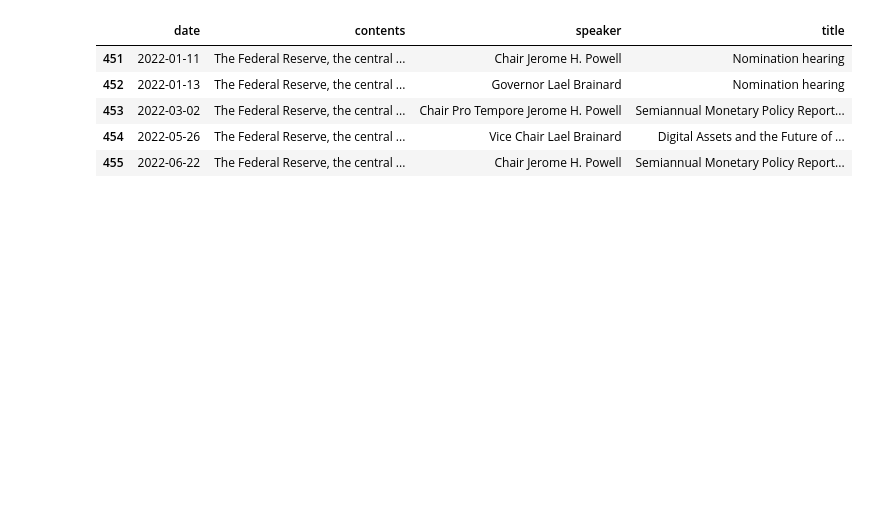
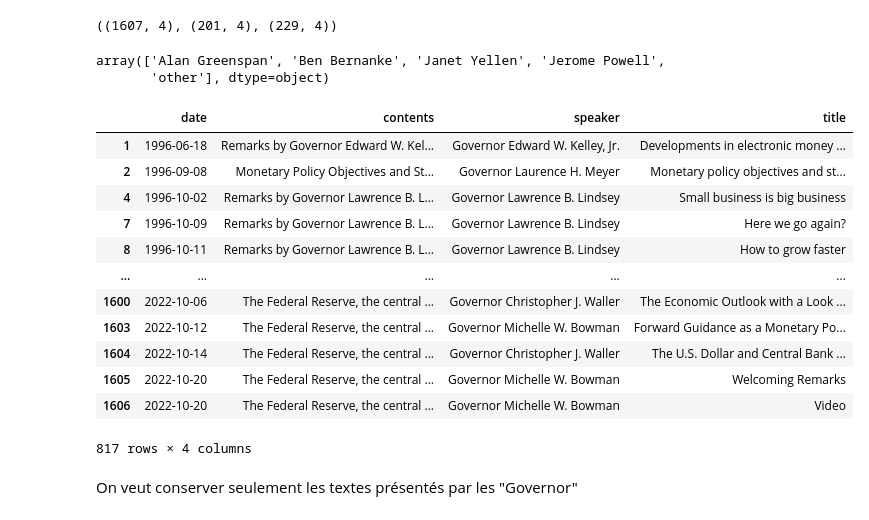
Before and after one commit to felixpoirier1/PolyFinances, a Jupyter notebook: NLP_cleaning.ipynb, the cells around one changed output. Drawn from its saved outputs; the diff is of its cells as text; code cells hidden in the pictures; blank space fills up the shorter version.

```diff
--- a/NLP_cleaning.ipynb
+++ b/NLP_cleaning.ipynb
@@ -31,9 +14,31 @@ df_speech.tail()
-# %%
-df_testimony.tail()
-# %% [output]
-|  | date | contents | speaker | title |
-| 451 | 2022-01-11 | The Federal Reserve, the central ... | Chair Jerome H. Powell | Nomination hearing |
-| 452 | 2022-01-13 | The Federal Reserve, the central ... | Governor Lael Brainard | Nomination hearing |
-| 453 | 2022-03-02 | The Federal Reserve, the central ... | Chair Pro Tempore Jerome H. Powell | Semiannual Monetary Policy Report... |
-| 454 | 2022-05-26 | The Federal Reserve, the central ... | Vice Chair Lael Brainard | Digital Assets and the Future of ... |
-| 455 | 2022-06-22 | The Federal Reserve, the central ... | Chair Jerome H. Powell | Semiannual Monetary Policy Report... |
+# %%
+df_speech.shape, df_statement.shape, df_minutes.shape
+# %% [output]
+((1607, 4), (201, 4), (229, 4))
+# %%
+df_minutes["speaker"].unique()
+# %% [output]
+array(['Alan Greenspan', 'Ben Bernanke', 'Janet Yellen', 'Jerome Powell',
+       'other'], dtype=object)
+# %%
+df_speech.dropna(inplace=True)
+df_statement.dropna(inplace=True)
+df_minutes.dropna(inplace=True)
+# %%
+df_speech[df_speech["speaker"].str.contains("Gov")]
+# %% [output]
+|  | date | contents | speaker | title |
+| 1 | 1996-06-18 | Remarks by Governor Edward W. Kel... | Governor Edward W. Kelley, Jr. | Developments in electronic money ... |
+| 2 | 1996-09-08 | Monetary Policy Objectives and St... | Governor Laurence H. Meyer | Monetary policy objectives and st... |
+| 4 | 1996-10-02 | Remarks by Governor Lawrence B. L... | Governor Lawrence B. Lindsey | Small business is big business |
+| 7 | 1996-10-09 | Remarks by Governor Lawrence B. L... | Governor Lawrence B. Lindsey | Here we go again? |
+| 8 | 1996-10-11 | Remarks by Governor Lawrence B. L... | Governor Lawrence B. Lindsey | How to grow faster |
+| ... | ... | ... | ... | ... |
+| 1600 | 2022-10-06 | The Federal Reserve, the central ... | Governor Christopher J. Waller | The Economic Outlook with a Look ... |
+| 1603 | 2022-10-12 | The Federal Reserve, the central ... | Governor Michelle W. Bowman | Forward Guidance as a Monetary Po... |
+| 1604 | 2022-10-14 | The Federal Reserve, the central ... | Governor Christopher J. Waller | The U.S. Dollar and Central Bank ... |
+| 1605 | 2022-10-20 | The Federal Reserve, the central ... | Governor Michelle W. Bowman | Welcoming Remarks |
+| 1606 | 2022-10-20 | The Federal Reserve, the central ... | Governor Michelle W. Bowman | Video |
+817 rows × 4 columns
+# %% [markdown]
+On veut conserver seulement les textes présentés par les "Governor"
```
Also changed, not shown: parts of 21 cells of this notebook, 1 other file.
